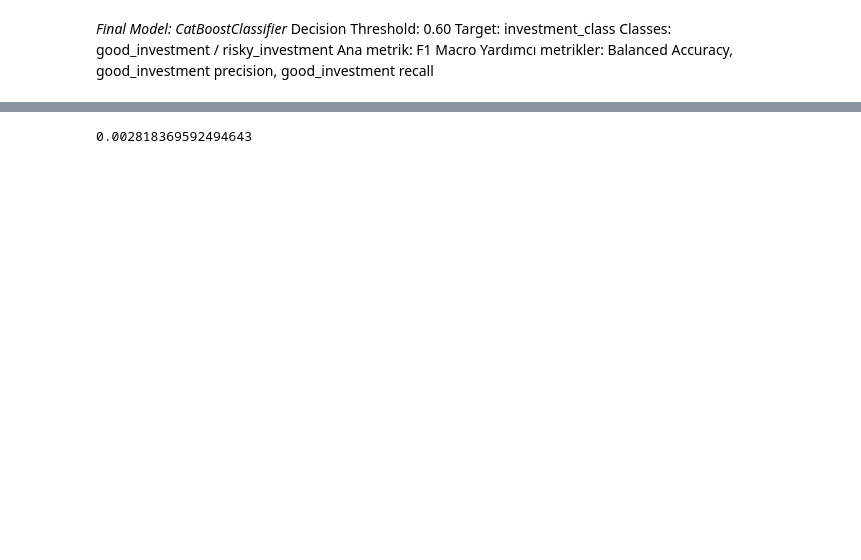
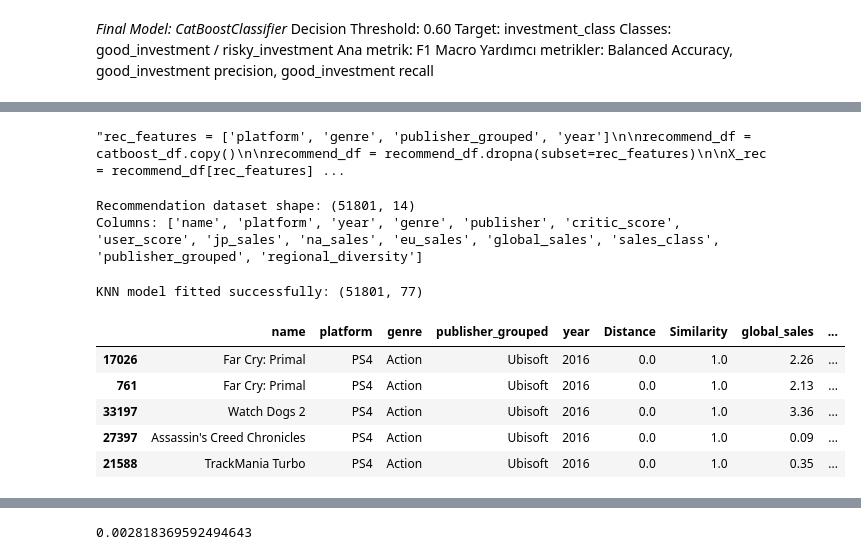
Before and after one commit to mevhibekok/GameVestAI, a Jupyter notebook: notebooks/eda.ipynb, the cells around one changed output, grey strips where cells are left out. Drawn from its saved outputs; the diff is of its cells as text; code cells hidden in the pictures; blank space fills up the shorter version.

```diff
--- a/notebooks/eda.ipynb
+++ b/notebooks/eda.ipynb
@@ -1637,5 +1651,5 @@ import numpy as np
 # %%
-rec_features = ['platform', 'genre', 'publisher_grouped', 'year']
+'''rec_features = ['platform', 'genre', 'publisher_grouped', 'year']
 
 recommend_df = catboost_df.copy()
 
@@ -1651,4 +1665,53 @@ rec_features = [
     'Critic_Score',
     'User_Score',
     'Global_Sales_Class'
-]
+]'''
+# %% [output]
+"rec_features = ['platform', 'genre', 'publisher_grouped', 'year']\n\nrecommend_df = catboost_df.copy()\n\nrecommend_df = recommend_df.dropna(subset=rec_features)\n\nX_rec = recommend_df[rec_features] ...
+# %%
+# RECOMMENDATION DATASET
+
+rec_features = ['platform', 'genre', 'publisher_grouped', 'year']
+
+recommend_df = model_df.copy()
+
+recommend_df = recommend_df.dropna(
+    subset=rec_features + ['global_sales']
+).reset_index(drop=True)
+
+print("Recommendation dataset shape:", recommend_df.shape)
+print("Columns:", recommend_df.columns.tolist())
+# %% [output]
+Recommendation dataset shape: (51801, 14)
+Columns: ['name', 'platform', 'year', 'genre', 'publisher', 'critic_score', 'user_score', 'jp_sales', 'na_sales', 'eu_sales', 'global_sales', 'sales_class', 'publisher_grouped', 'regional_diversity']
+# %%
+# KNN PREPROCESSING AND MODEL
+
+from sklearn.preprocessing import OneHotEncoder, MinMaxScaler
+from sklearn.compose import ColumnTransformer
+from sklearn.neighbors import NearestNeighbors
+
+rec_features = ['platform', 'genre', 'publisher_grouped', 'year']
+
+X_rec = recommend_df[rec_features].copy()
+
+categorical_cols = ['platform', 'genre', 'publisher_grouped']
+numeric_cols = ['year']
+
+preprocessor = ColumnTransformer([
+    ('cat', OneHotEncoder(handle_unknown='ignore'), categorical_cols),
+    ('num', MinMaxScaler(), numeric_cols)
+])
+
+X_processed = preprocessor.fit_transform(X_rec)
+
+nn_model = NearestNeighbors(
+    n_neighbors=6,
+    metric='euclidean'
+)
+
+nn_model.fit(X_processed)
+
+print("KNN model fitted successfully:", X_processed.shape)
+# %% [output]
+KNN model fitted successfully: (51801, 77)
@@ -1655 +1785,24 @@ rec_features = [
+# %%
+recs = recommend_games('PS4', 'Action', 'Ubisoft', 2016, top_n=5)
+
+display(recs[[
+    'name',
+    'platform',
+    'genre',
+    'publisher_grouped',
+    'year',
+    'Distance',
+    'Similarity',
+    'global_sales',
+    'regional_diversity',
+    'Final_Score',
+    'Why_Recommended'
+]])
+# %% [output]
+|  | name | platform | genre | publisher_grouped | year | Distance | Similarity | global_sales | ... |
+| 17026 | Far Cry: Primal | PS4 | Action | Ubisoft | 2016 | 0.0 | 1.0 | 2.26 | ... |
+| 761 | Far Cry: Primal | PS4 | Action | Ubisoft | 2016 | 0.0 | 1.0 | 2.13 | ... |
+| 33197 | Watch Dogs 2 | PS4 | Action | Ubisoft | 2016 | 0.0 | 1.0 | 3.36 | ... |
+| 27397 | Assassin's Creed Chronicles | PS4 | Action | Ubisoft | 2016 | 0.0 | 1.0 | 0.09 | ... |
+| 21588 | TrackMania Turbo | PS4 | Action | Ubisoft | 2016 | 0.0 | 1.0 | 0.35 | ... |
 # %%
```
Also changed, not shown: parts of 49 cells of this notebook.
